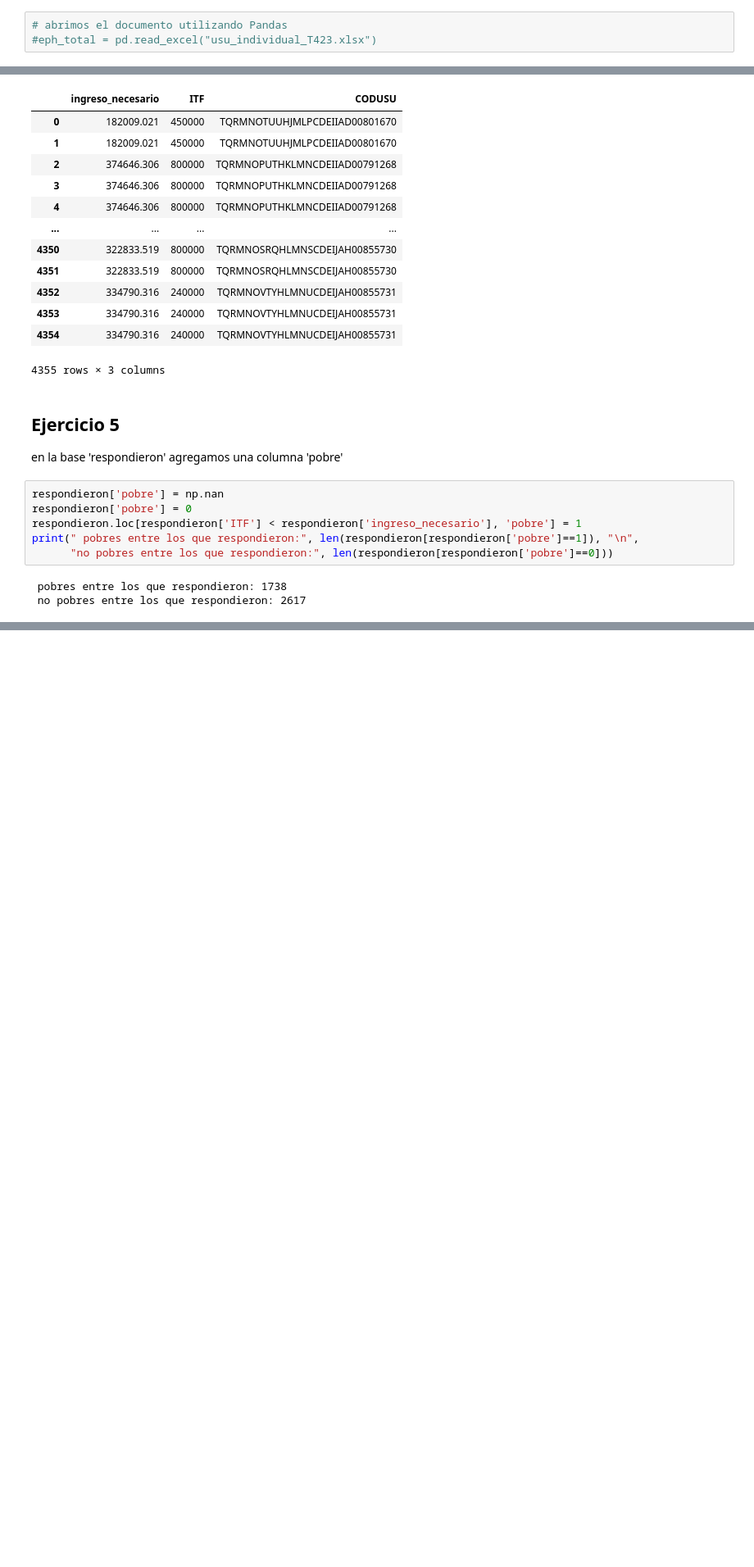
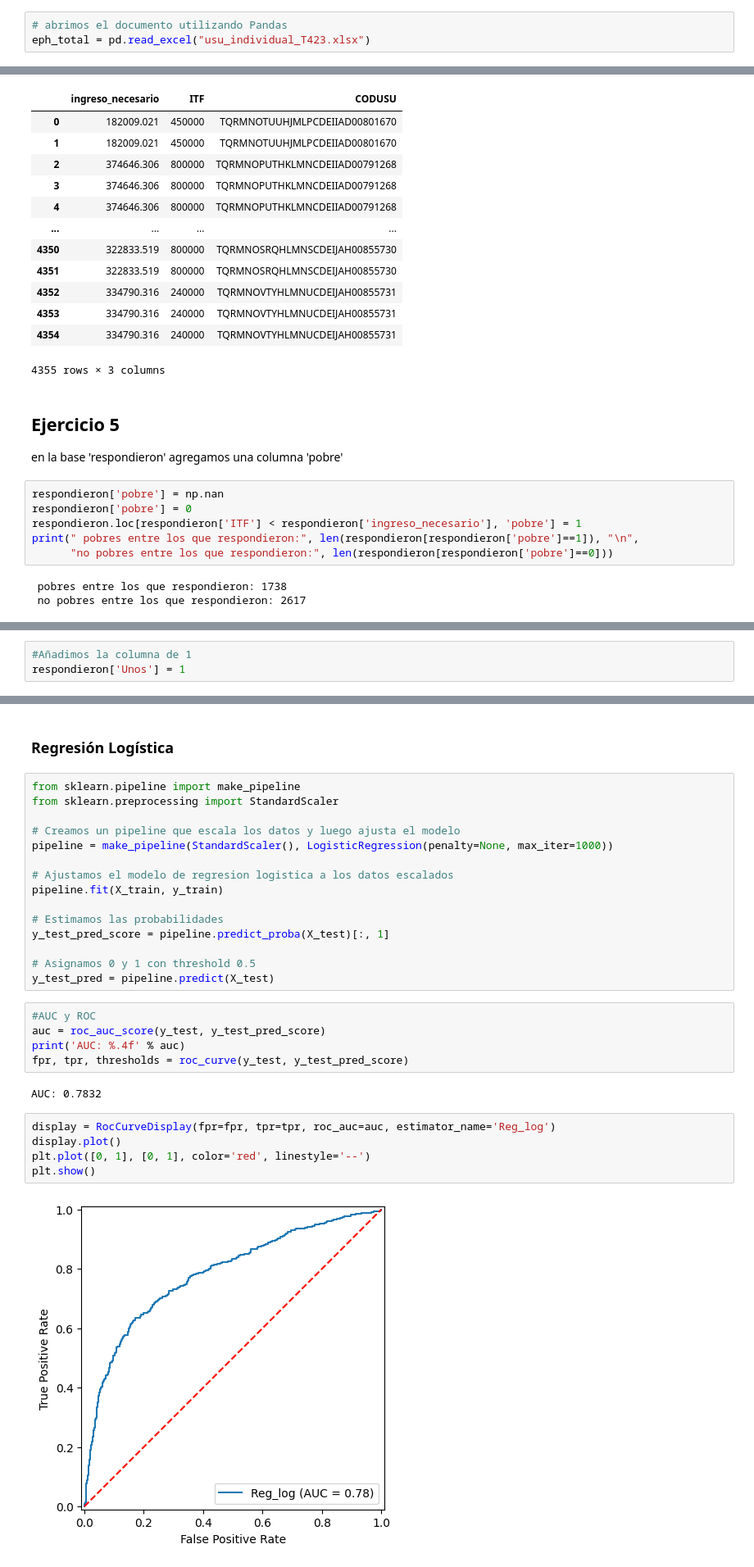
Before and after one commit to fedear402/E337-BD-TPS-G1, a Jupyter notebook: TP3/TP3_Albareti_Lopez_Mettola.ipynb, the cells around one changed output, grey strips where cells are left out. Shown at 82% size. Cells and saved outputs as stored; diff of their text form; blank space fills up the shorter version.

```diff
--- a/TP3/TP3_Albareti_Lopez_Mettola.ipynb
+++ b/TP3/TP3_Albareti_Lopez_Mettola.ipynb
@@ -15,7 +15,7 @@ from sklearn.discriminant_analysis import LinearDiscriminantAnalysis
 from sklearn.neighbors import KNeighborsClassifier
 # %%
 # abrimos el documento utilizando Pandas
-#eph_total = pd.read_excel("usu_individual_T423.xlsx")
+eph_total = pd.read_excel("usu_individual_T423.xlsx")
 # %%
 eph = eph_total.copy() # para no tener que importar el excel cada vez porque tarda 20 segundos
 print(eph.shape)
@@ -258,0 +305,3 @@ print(" pobres entre los que respondieron:", len(respondieron[respondieron['pobr
+# %%
+#Añadimos la columna de 1
+respondieron['Unos'] = 1
@@ -258,0 +340,31 @@ print(" pobres entre los que respondieron:", len(respondieron[respondieron['pobr
+# %% [markdown]
+### Regresión Logística
+# %%
+from sklearn.pipeline import make_pipeline
+from sklearn.preprocessing import StandardScaler
+
+# Creamos un pipeline que escala los datos y luego ajusta el modelo
+pipeline = make_pipeline(StandardScaler(), LogisticRegression(penalty=None, max_iter=1000))
+
+# Ajustamos el modelo de regresion logistica a los datos escalados
+pipeline.fit(X_train, y_train)
+
+# Estimamos las probabilidades
+y_test_pred_score = pipeline.predict_proba(X_test)[:, 1]
+
+# Asignamos 0 y 1 con threshold 0.5
+y_test_pred = pipeline.predict(X_test)
+# %%
+#AUC y ROC
+auc = roc_auc_score(y_test, y_test_pred_score)
+print('AUC: %.4f' % auc)
+fpr, tpr, thresholds = roc_curve(y_test, y_test_pred_score)
+# %% [output]
+AUC: 0.7832
+# %%
+display = RocCurveDisplay(fpr=fpr, tpr=tpr, roc_auc=auc, estimator_name='Reg_log')
+display.plot()
+plt.plot([0, 1], [0, 1], color='red', linestyle='--')
+plt.show()
+# %% [output]
+[figure, added]
```
Also changed, not shown: parts of 28 cells of this notebook.
